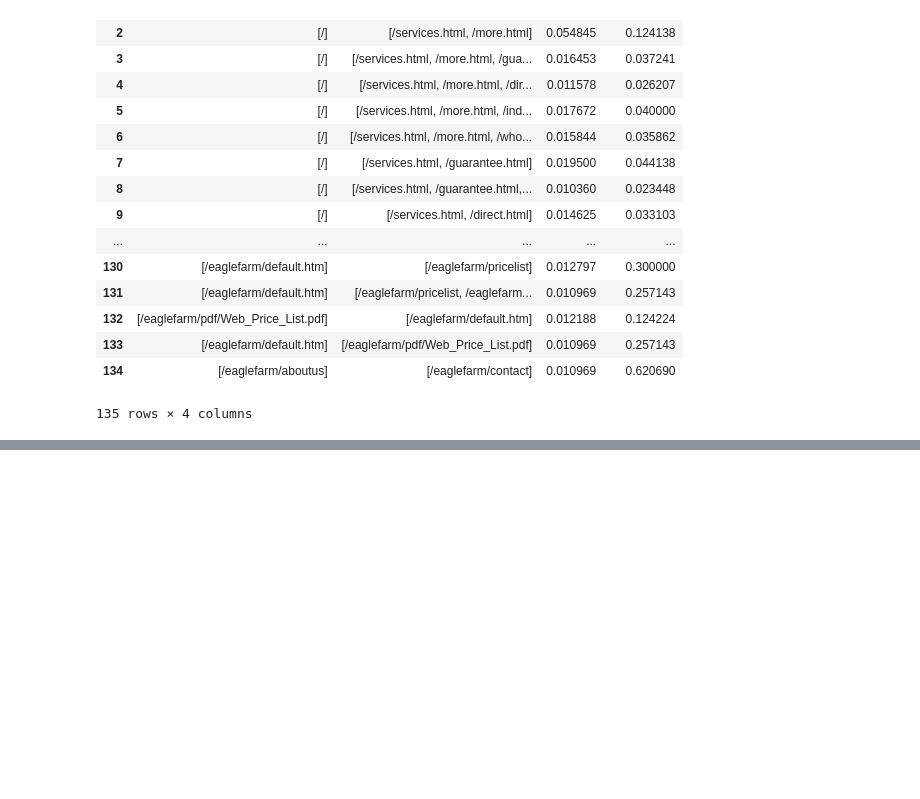
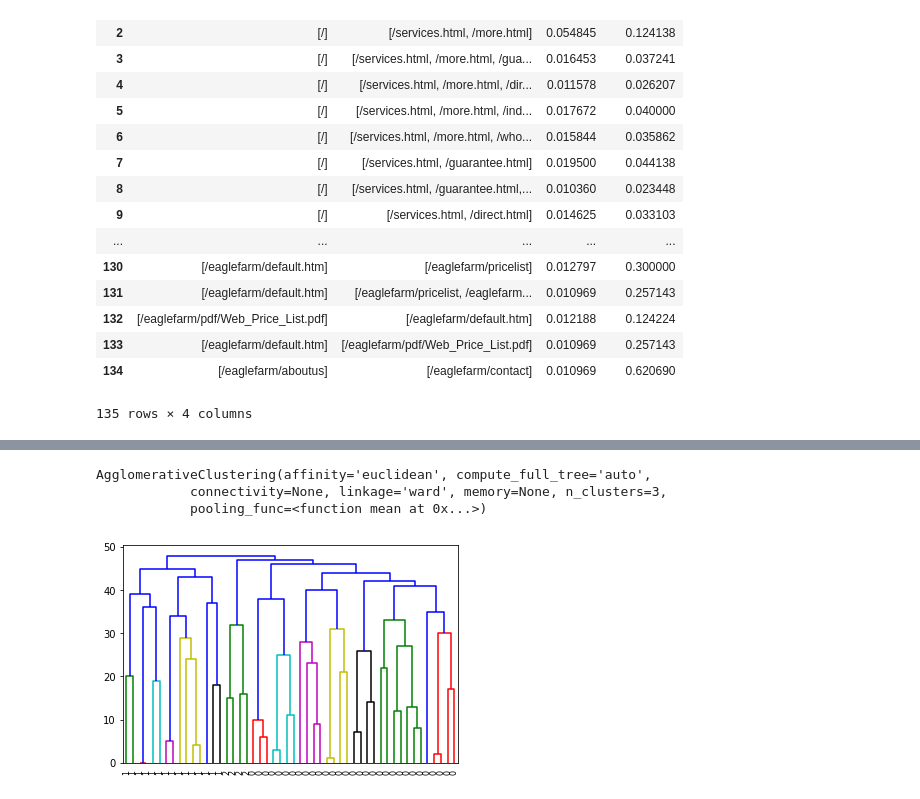
Before and after one commit to MaxEdman/IFN645_CaseStudy2, a Jupyter notebook: Task 6 - Web Mining.ipynb, the cells around one changed output, grey strips where cells are left out. Drawn from its saved outputs; the diff is of its cells as text; code cells hidden in the pictures; blank space fills up the shorter version.

```diff
--- a/Task 6 - Web Mining.ipynb
+++ b/Task 6 - Web Mining.ipynb
@@ -248,0 +355,11 @@ plt.show()
+# %%
+# set a different n_clusters
+model = KMeans(n_clusters=8, random_state=rs)
+model.fit(X)
+
+# sum of intra-cluster distances
+print("Sum of intra-cluster distance:", model.inertia_)
+
+print("Centroid locations:")
+for centroid in model.cluster_centers_:
+    print(centroid)
@@ -248,0 +377,34 @@ plt.show()
+# %%
+from sklearn.cluster import AgglomerativeClustering
+
+agg_model = AgglomerativeClustering(n_clusters=3)
+agg_model.fit(X[:50]) # subset of X, only 50 data points
+# %% [output]
+AgglomerativeClustering(affinity='euclidean', compute_full_tree='auto',
+            connectivity=None, linkage='ward', memory=None, n_clusters=3,
+            pooling_func=<function mean at 0x...>)
+# %%
+from matplotlib import pyplot as plt
+from scipy.cluster.hierarchy import dendrogram
+
+def plot_dendrogram(model, **kwargs):
+    # Children of hierarchical clustering
+    children = model.children_
+
+    # Distances between each pair of children
+    # Since we don't have this information, we can use a uniform one for plotting
+    distance = np.arange(children.shape[0])
+
+    # The number of observations contained in each cluster level
+    no_of_observations = np.arange(2, children.shape[0]+2)
+
+    # Create linkage matrix and then plot the dendrogram
+    linkage_matrix = np.column_stack([children, distance, no_of_observations]).astype(float)
+
+    # Plot the corresponding dendrogram
+    dendrogram(linkage_matrix, **kwargs)
+
+plot_dendrogram(agg_model, labels=agg_model.labels_)
+plt.show()
+# %% [output]
+[figure, added]
```
Also changed, not shown: parts of 10 cells of this notebook, 1 other file.
